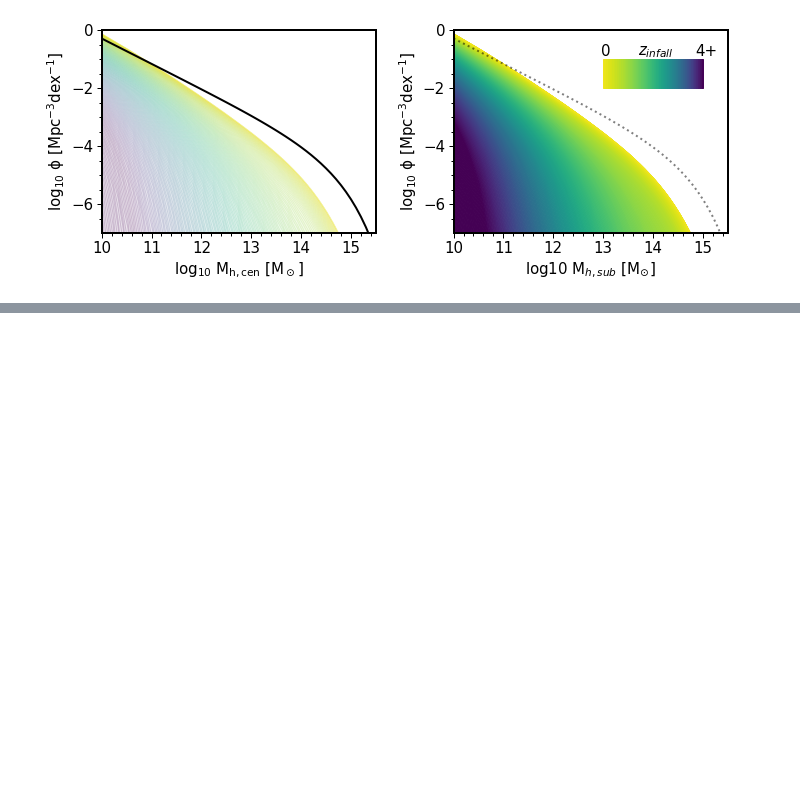
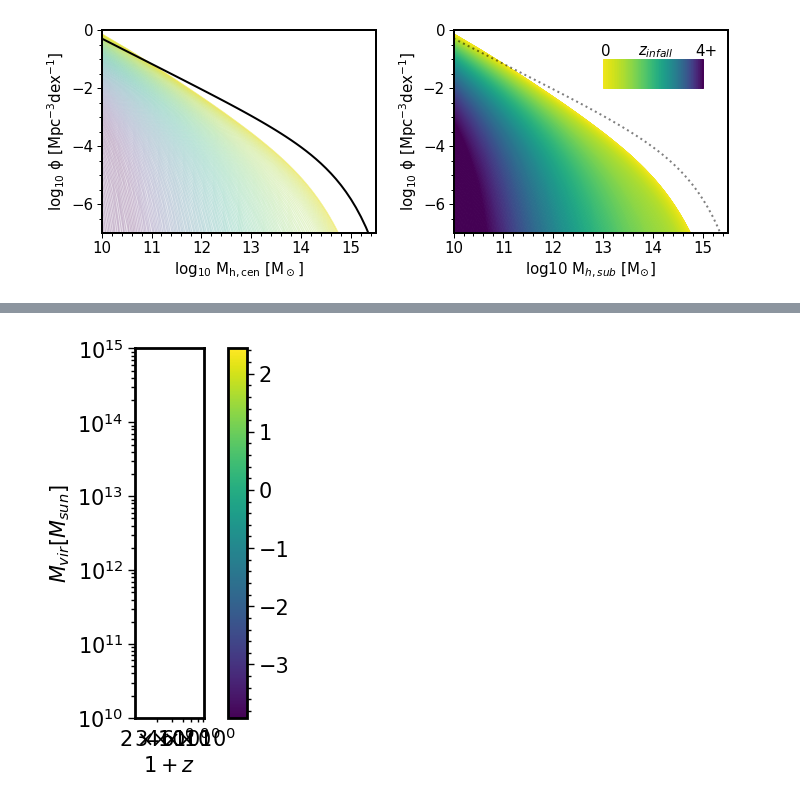
Before and after one commit to PipGrylls/STEEL, a Jupyter notebook: Notebooks/Plots/Thesis.ipynb, the cells around one changed output, grey strips where cells are left out. Saved outputs shown, nothing was run; the diff lists cells and outputs as text; code cells hidden in the pictures; blank space fills up the shorter version.

```diff
--- a/Notebooks/Plots/Thesis.ipynb
+++ b/Notebooks/Plots/Thesis.ipynb
@@ -202,0 +337,37 @@ yellowgreen #9ACD32
+# %%
+Total_Factors = [('1.0', True, True, True, 'CE', 'G19_SE')]
+ClassList = []
+SucessfulData = os.listdir(AbsPath+"/Scripts/CentralPostprocessing/")
+for Fit in Total_Factors:
+    FitName = Fit_to_Str(Fit)
+    if FitName+".pkl" in SucessfulData:
+        ClassList.append([Fit, pickle.load(open(AbsPath+"/Scripts/CentralPostprocessing/"+FitName+".pkl", 'rb'))])
+# %%
+post_processed = ClassList[0][1]
+# %%
+hm_hist = np.power(10, post_processed.AvaHaloMass)
+z = post_processed.z
+sm_hist = np.power(10,post_processed.AvaStellarMass)
+
+s0 = 0.195 + 1.157*(z) - 0.143*(z**2)
+logM0 = 9.244 + 0.753*(z) - 0.09*(z**2)
+Gamma = -1.118 #including -ve here to avoid it later
+log10MperY = (s0 - np.log10(1 + np.power(np.power(10, (sm_hist.T - logM0) ), Gamma))).T
+sfr = np.power(10, log10MperY)
+ssfr = log10MperY - sm_hist
+# %%
+fig = plt.imshow(np.log10(sfr), cmap=plt.cm.viridis, origin = 'lower', extent=[np.min(1+z), np.max(1+z),np.min(hm_hist), np.max(hm_hist)], aspect = ((np.min(1+z) - np.max(1+z))/(np.min(hm_hist) - np.max(hm_hist))))
+fig.fig_size = (5, 5)
+plt.colorbar()
+
+for hm in [11,12,13,14,15]:
+    hm_slice = np.digitize(hm, bins = hm_hist[0])
+    plt.plot((1+z), hm_hist[:,hm_slice])
+plt.xscale('log')
+plt.yscale('log')
+plt.ylim(10**10, 10**15)
+plt.xlabel(r"$1+z$")
+plt.ylabel(r"$M_{vir}[M_{sun}]$")
+plt.show()
+# %% [output]
+[figure, added]
```
Also changed, not shown: parts of 11 cells of this notebook, 9 other files.
